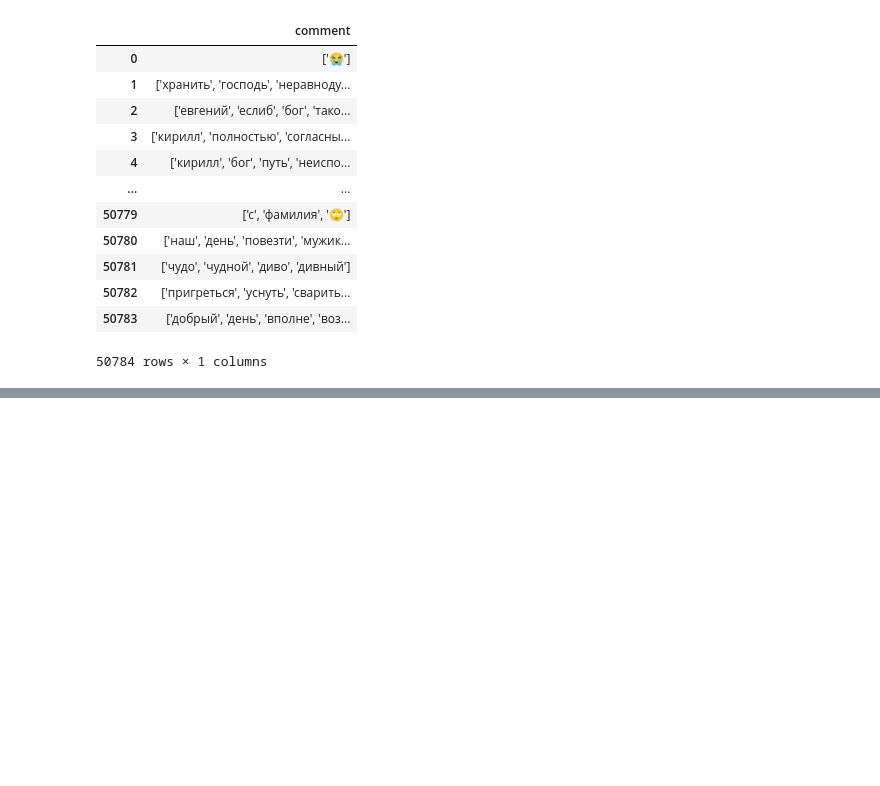
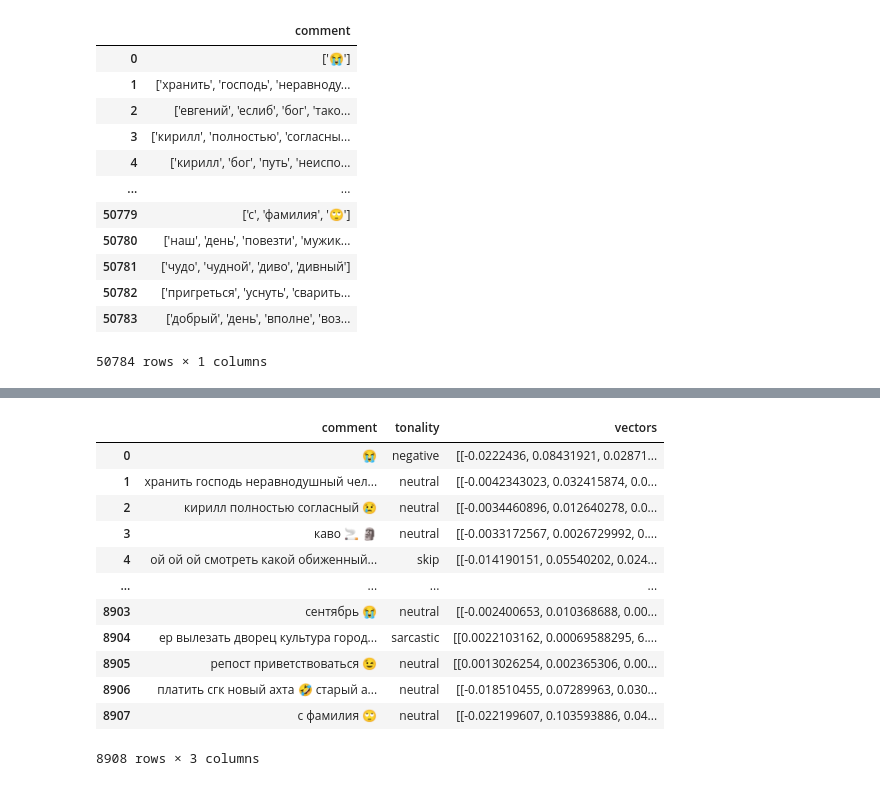
Before and after one commit to maximvscow/vk_data, a Jupyter notebook: Tonality.ipynb, the cells around one changed output, grey strips where cells are left out. Cells and saved outputs as stored; diff of their text form; code cells hidden in the pictures; blank space fills up the shorter version.

```diff
--- a/Tonality.ipynb
+++ b/Tonality.ipynb
@@ -119,0 +196,18 @@ comments
+# %%
+tonality_itog = list()
+for comment, sentiment in zip(comments_list, results):
+    tonality = list()
+    tonality.append(list(sentiment.keys())[0])
+    tonality.append(list(sentiment.keys())[1])
+    for c in comment.split():
+        if emoji.is_emoji(c):
+            if c in negative:
+                tonality.append('negative')
+            elif c in positive:
+                tonality.append('positive')
+            elif c in sarcastic:
+                tonality.append('sarcastic')
+    most_com = Counter(tonality).most_common(1)
+    tonality_itog.append(list(dict(most_com).keys())[0])
+# %%
+comments_emoji['tonality'] = tonality_itog
@@ -119,0 +230,12 @@ comments
+# %%
+vectors_all = list()
+for doc in comments_emoji['comment']:
+    vectors = list()
+    for word in doc.split():
+        try:
+            vectors.append(wv.wv[word])
+        except KeyError:
+            print('Слова ' + word + ' нет в словаре word2vec модели!')
+    if vectors == []:
+        vectors = np.nan
+    vectors_all.append(vectors)
@@ -119,0 +260,18 @@ comments
+# %%
+comments_emoji['vectors'] = vectors_all
+# %%
+comments_emoji
+# %% [output]
+|  | comment | tonality | vectors |
+| 0 | 😭 | negative | [[-0.0222436, 0.08431921, 0.02871... |
+| 1 | хранить господь неравнодушный чел... | neutral | [[-0.0042343023, 0.032415874, 0.0... |
+| 2 | кирилл полностью согласный 😢 | neutral | [[-0.0034460896, 0.012640278, 0.0... |
+| 3 | каво 🚬 🗿 | neutral | [[-0.0033172567, 0.0026729992, 0.... |
+| 4 | ой ой ой смотреть какой обиженный... | skip | [[-0.014190151, 0.05540202, 0.024... |
+| ... | ... | ... | ... |
+| 8903 | сентябрь 😭 | neutral | [[-0.002400653, 0.010368688, 0.00... |
+| 8904 | ер вылезать дворец культура город... | sarcastic | [[0.0022103162, 0.00069588295, 6.... |
+| 8905 | репост приветствоваться 😉 | neutral | [[0.0013026254, 0.002365306, 0.00... |
+| 8906 | платить сгк новый ахта 🤣 старый а... | neutral | [[-0.018510455, 0.07289963, 0.030... |
+| 8907 | с фамилия 🙄 | neutral | [[-0.022199607, 0.103593886, 0.04... |
+8908 rows × 3 columns
```
Also changed, not shown: parts of 34 cells of this notebook, 1 other file.
